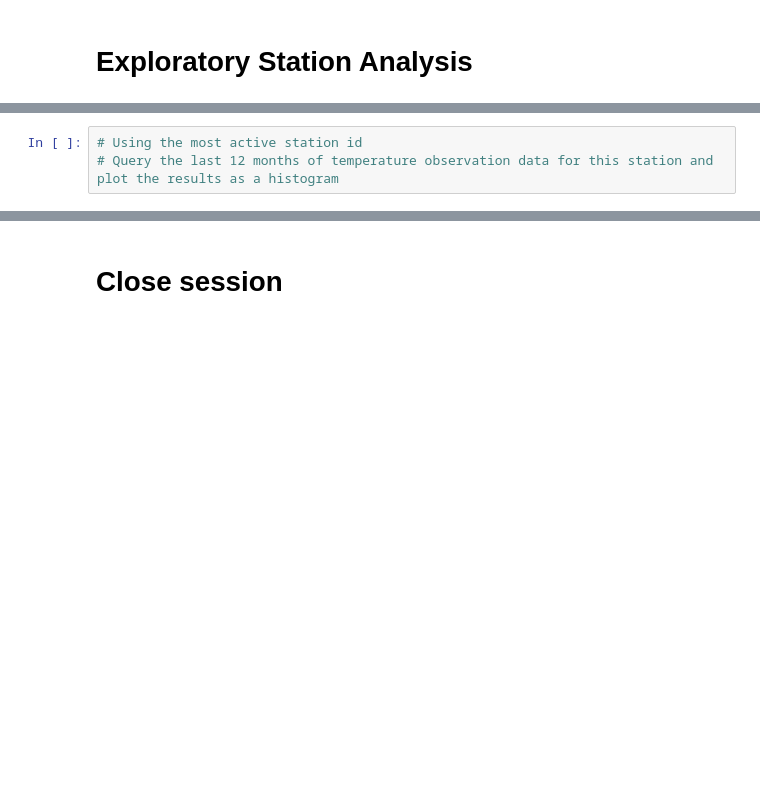
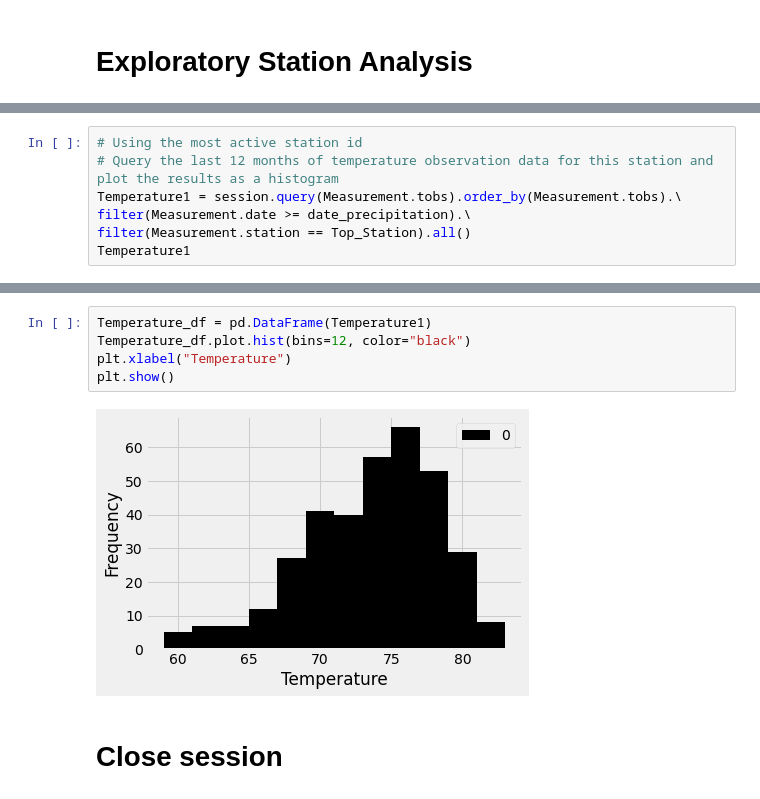
Before and after one commit to Prakb2401/sqlalchemy-challenge, a Jupyter notebook: climate_starter.ipynb, the cells around one changed output, grey strips where cells are left out. Drawn from its saved outputs; the diff is of its cells as text; blank space fills up the shorter version.

```diff
--- a/climate_starter.ipynb
+++ b/climate_starter.ipynb
@@ -126,3 +157,7 @@ precipitation_df3.describe()
 # %%
 # Using the most active station id
 # Query the last 12 months of temperature observation data for this station and plot the results as a histogram
+Temperature1 = session.query(Measurement.tobs).order_by(Measurement.tobs).\
+filter(Measurement.date >= date_precipitation).\
+filter(Measurement.station == Top_Station).all()
+Temperature1
@@ -129,3 +182,10 @@ precipitation_df3.describe()
+# %%
+Temperature_df = pd.DataFrame(Temperature1)
+Temperature_df.plot.hist(bins=12, color="black")
+plt.xlabel("Temperature")
+plt.show()
+# %% [output]
+[figure, added]
 # %% [markdown]
 # Close session
 # %%
```
Also changed, not shown: parts of 7 cells of this notebook.
